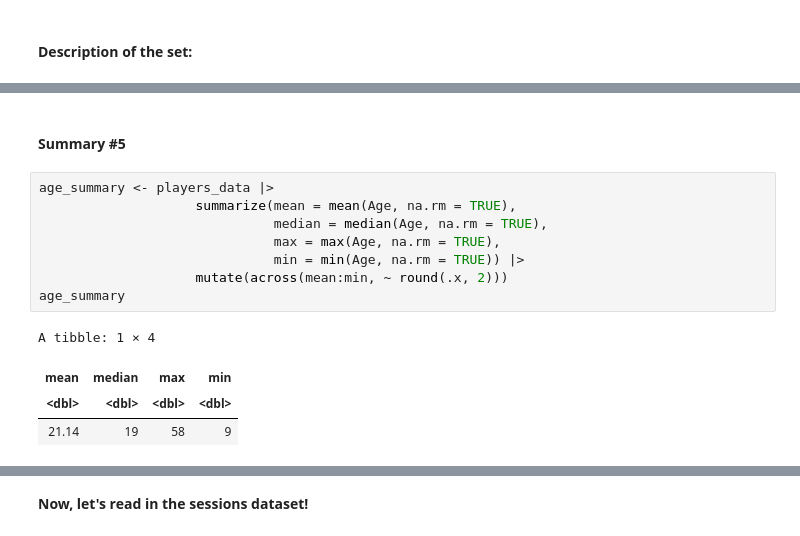
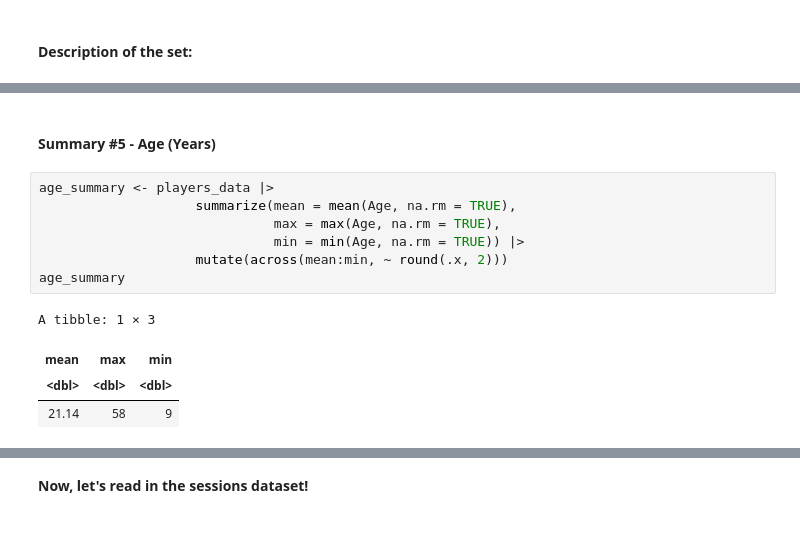
Before and after one commit to tchan0717/dsci-100-2025w1-group-36, a Jupyter notebook: plaicraft_project.ipynb, the cells around one changed output, grey strips where cells are left out. Drawn from its saved outputs; the diff is of its cells as text.

```diff
--- a/plaicraft_project.ipynb
+++ b/plaicraft_project.ipynb
@@ -189,15 +159,14 @@ A tibble: 7 × 3
 # %% [markdown]
-#### Summary #5
+#### Summary #5 - Age (Years)
 # %%
 age_summary <- players_data |>
                     summarize(mean = mean(Age, na.rm = TRUE),
-                              median = median(Age, na.rm = TRUE),
                               max = max(Age, na.rm = TRUE),
                               min = min(Age, na.rm = TRUE)) |>
                     mutate(across(mean:min, ~ round(.x, 2)))
 age_summary
 # %% [output]
-A tibble: 1 × 4
+A tibble: 1 × 3
-| mean | median | max | min |
-| <dbl> | <dbl> | <dbl> | <dbl> |
-| 21.14 | 19 | 58 | 9 |
+| mean | max | min |
+| <dbl> | <dbl> | <dbl> |
+| 21.14 | 58 | 9 |
```
Also changed, not shown: parts of 43 cells of this notebook.
